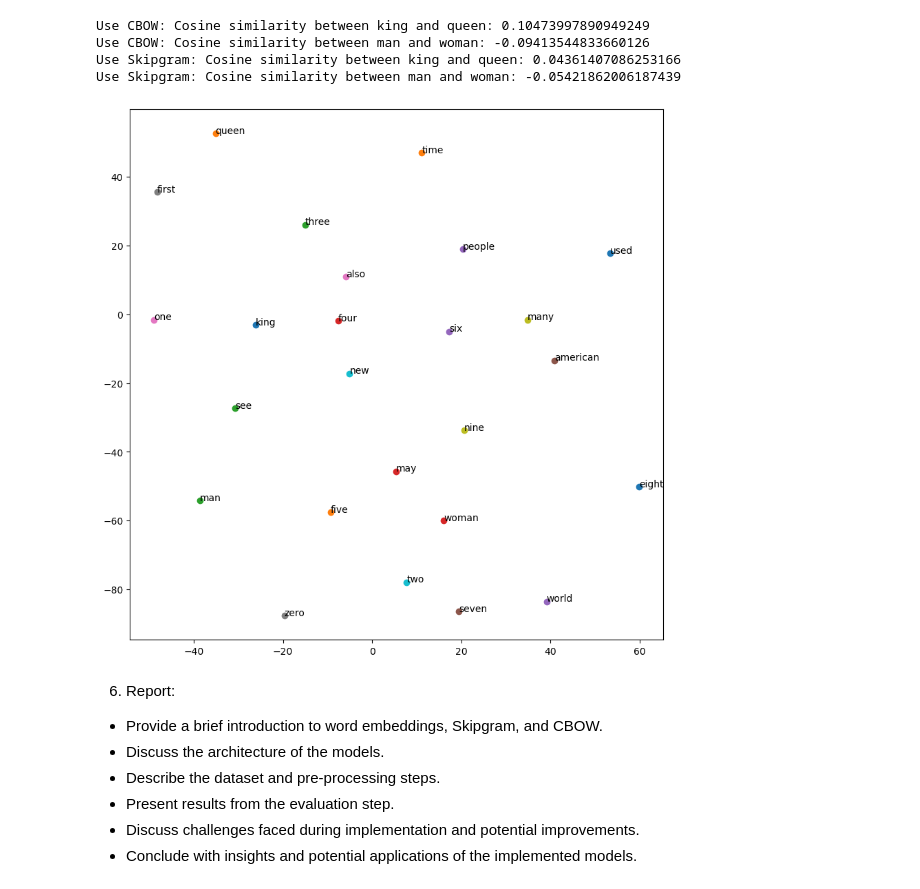
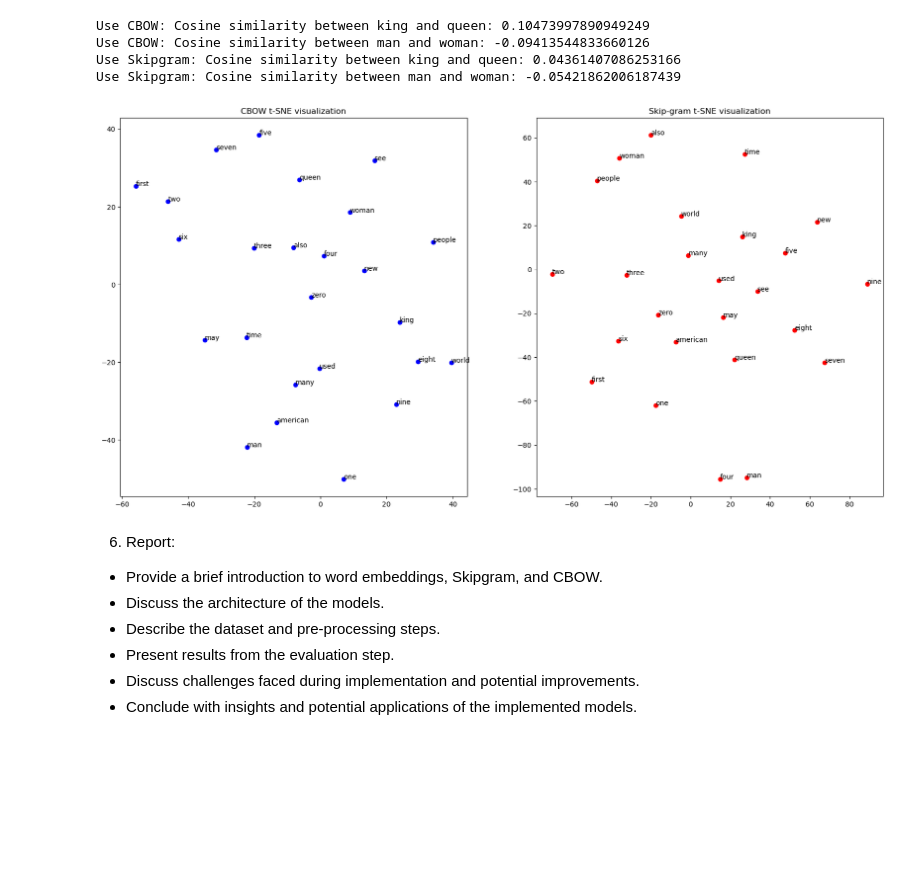
Before and after one commit to AndyFCui/NaturalLanguageProcessing_Intro, a Jupyter notebook: as3/CS6120_NLP_Assignment_3.ipynb, the cells around one changed output. Drawn from its saved outputs; the diff is of its cells as text; code cells hidden in the pictures; blank space fills up the shorter version.

```diff
--- a/as3/CS6120_NLP_Assignment_3.ipynb
+++ b/as3/CS6120_NLP_Assignment_3.ipynb
@@ -602,7 +602,7 @@ Use CBOW: Cosine similarity between man and woman: -0.09413544833660126
 Use Skipgram: Cosine similarity between king and queen: 0.04361407086253166
 Use Skipgram: Cosine similarity between man and woman: -0.05421862006187439
 # %%
-# Use Tsne to show visulation
+# Prepare the words to visualize
 words_to_visualize = ['king', 'queen', 'man', 'woman', 'people', 'american',
                       'one',
                       'zero',
@@ -623,20 +623,40 @@ words_to_visualize = ['king', 'queen', 'man', 'woman', 'people', 'american',
                       'see',
                       'may',
                       'world'
-                                        ]
-embeddings = [get_word_embedding(word, model) for word in words_to_visualize]
-embeddings_np = np.array([embedding.cpu().detach().numpy() for embedding in embeddings])
+                     ]
 
-tsne = TSNE(n_components=2, perplexity=5)
-reduced_embeddings = tsne.fit_transform(embeddings_np)
-
-plt.figure(figsize=(10,10))
-for i, word in enumerate(words_to_visualize):
-    plt.scatter(reduced_embeddings[i, 0], reduced_embeddings[i, 1])
-    plt.annotate(word, (reduced_embeddings[i, 0], reduced_embeddings[i, 1]))
-plt.show()
+embeddings_cbow = [get_word_embedding(word, model) for word in words_to_visualize]
+embeddings_skipgram = [get_word_embedding(word, model_2) for word in words_to_visualize]
-# %% [output]
-[figure, removed]
+# %%
+# Dimensionality reduction of these embeddings using t-SNE
+
+embeddings_cbow_np = np.array([embedding.cpu().detach().numpy() for embedding in embeddings_cbow])
+embeddings_skipgram_np = np.array([embedding.cpu().detach().numpy() for embedding in embeddings_skipgram])
+
+tsne = TSNE(n_components=2, perplexity=5)
+reduced_embeddings_cbow = tsne.fit_transform(embeddings_cbow_np)
+reduced_embeddings_skipgram = tsne.fit_transform(embeddings_skipgram_np)
+# %%
+# Use visualization
+plt.figure(figsize=(20, 10))
+
+# CBOW t-SNE visualization
+plt.subplot(1, 2, 1)
+for i, word in enumerate(words_to_visualize):
+    plt.scatter(reduced_embeddings_cbow[i, 0], reduced_embeddings_cbow[i, 1], color='blue')
+    plt.annotate(word, (reduced_embeddings_cbow[i, 0], reduced_embeddings_cbow[i, 1]))
+plt.title('CBOW t-SNE visualization')
+
+# Skip-gram t-SNE visualization
+plt.subplot(1, 2, 2)
+for i, word in enumerate(words_to_visualize):
+    plt.scatter(reduced_embeddings_skipgram[i, 0], reduced_embeddings_skipgram[i, 1], color='red')
+    plt.annotate(word, (reduced_embeddings_skipgram[i, 0], reduced_embeddings_skipgram[i, 1]))
+plt.title('Skip-gram t-SNE visualization')
+
+plt.show()
+# %% [output]
+[figure, added]
 # %% [markdown]
 6. Report:
 - Provide a brief introduction to word embeddings, Skipgram, and CBOW.
```
Also changed, not shown: parts of 13 cells of this notebook.
